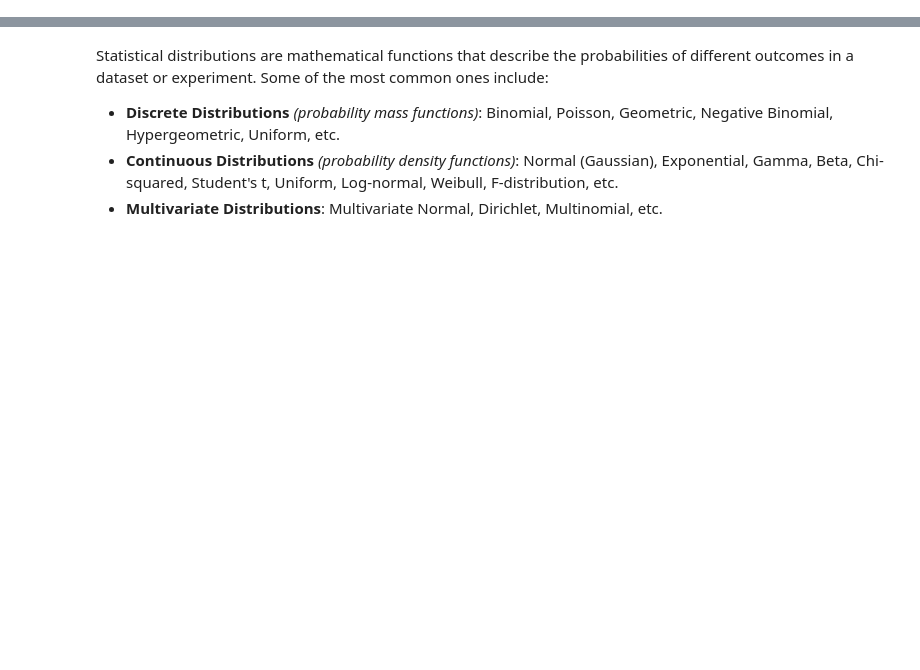
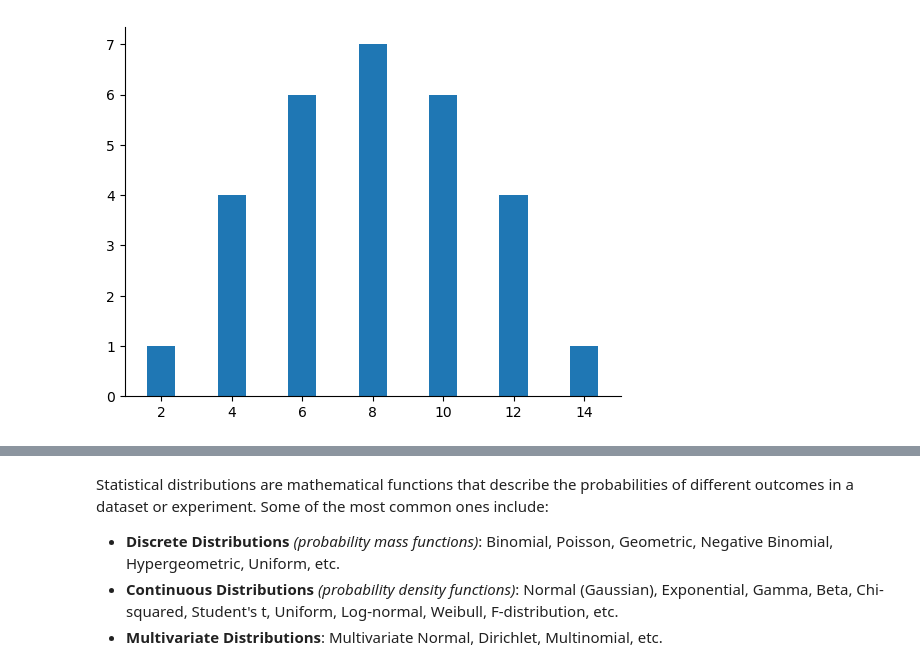
Before and after one commit to torederu/NYC-DS-080723, a Jupyter notebook: Phase2/Notes.ipynb, the cells around one changed output, grey strips where cells are left out. Cells and saved outputs as stored; diff of their text form; code cells hidden in the pictures; blank space fills up the shorter version.

```diff
--- a/Phase2/Notes.ipynb
+++ b/Phase2/Notes.ipynb
@@ -0,0 +1,15 @@
+# %%
+import matplotlib.pyplot as plt
+import seaborn as sns
+import numpy as np
+from scipy.interpolate import interp1d
+
+x =[2,4,6,8,10,12,14]
+height=[1,4,6,7,6,4,1]
+
+plt.bar(x =[2,4,6,8,10,12,14], height=[1,4,6,7,6,4,1])
+
+
+sns.despine()
+# %% [output]
+[figure, added]
```
Also changed, not shown: parts of 10 cells of this notebook, 1 other file.
